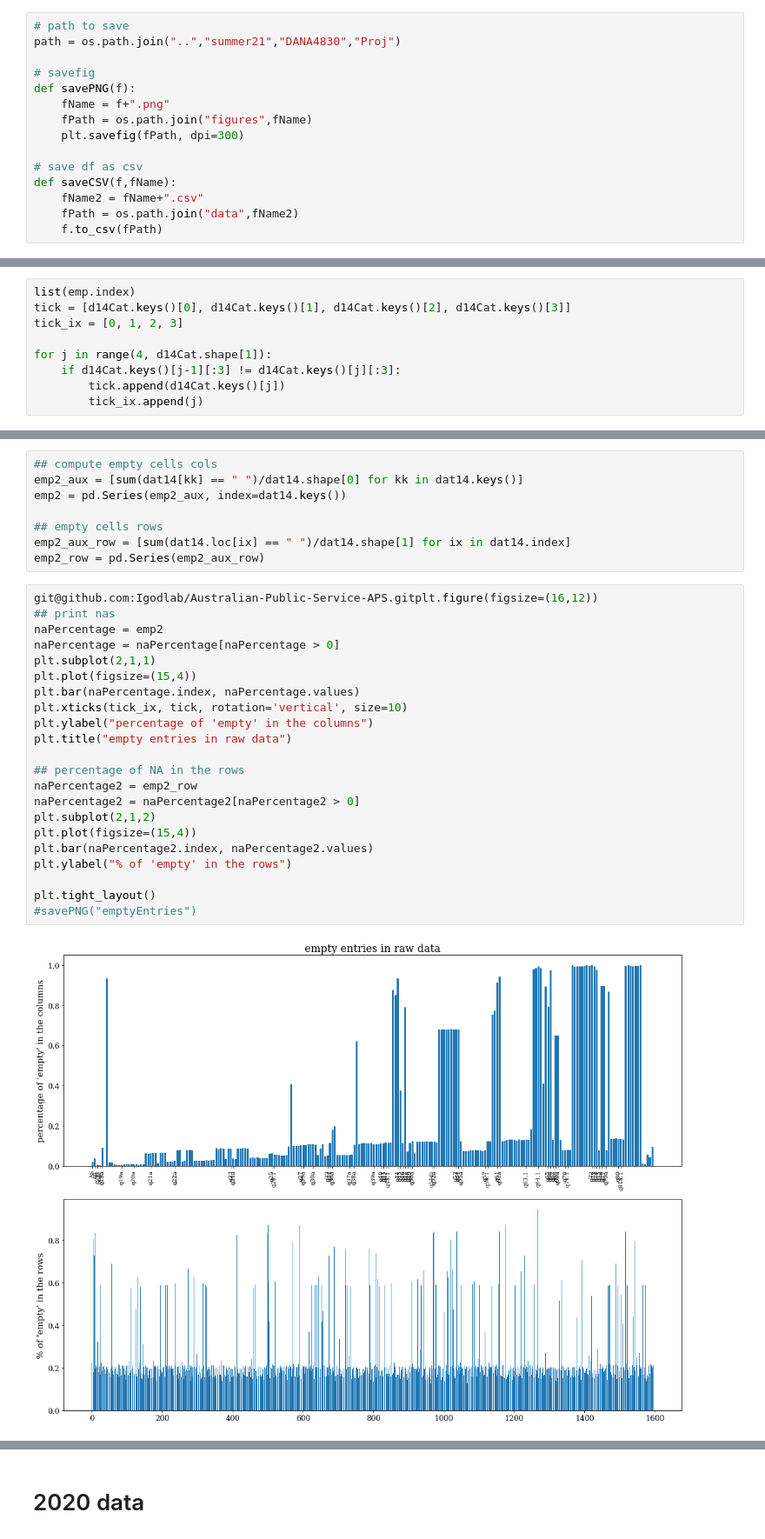
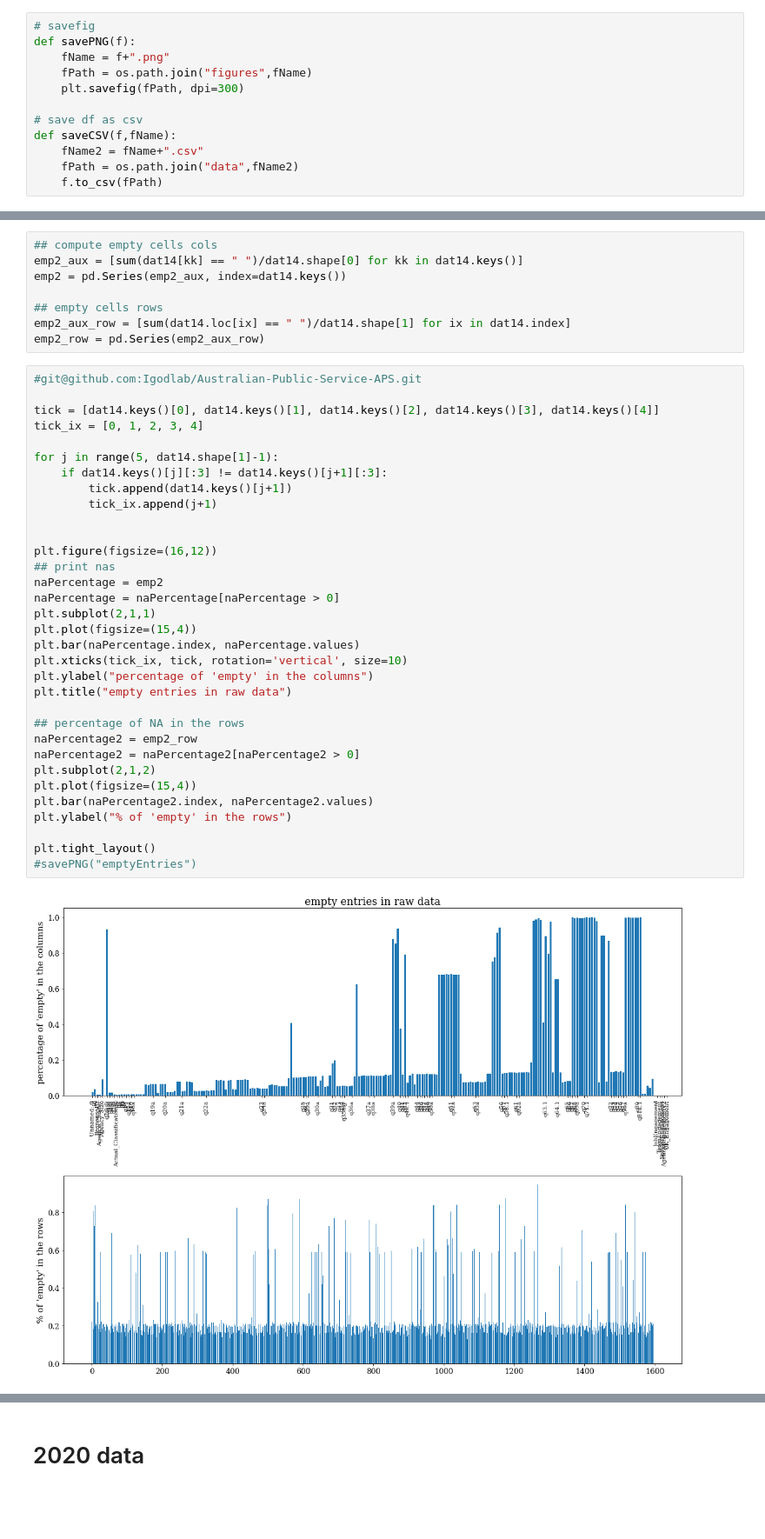
Before and after one commit to Igodlab/Australian-Public-Service-APS, a Jupyter notebook: dana30-project.ipynb, the cells around one changed output, grey strips where cells are left out. Shown at 87% size. Drawn from its saved outputs; the diff is of its cells as text; blank space fills up the shorter version.

```diff
--- a/dana30-project.ipynb
+++ b/dana30-project.ipynb
@@ -19,7 +41,4 @@ plt.rcParams.update({'font.size': 15})
 # %%
-# path to save
-path = os.path.join("..","summer21","DANA4830","Proj")
-
 # savefig
 def savePNG(f):
     fName = f+".png"
@@ -81,9 +54,0 @@ Length: 225, dtype: float64
-# %%
-list(emp.index)
-tick = [d14Cat.keys()[0], d14Cat.keys()[1], d14Cat.keys()[2], d14Cat.keys()[3]]
-tick_ix = [0, 1, 2, 3]
-
-for j in range(4, d14Cat.shape[1]):
-    if d14Cat.keys()[j-1][:3] != d14Cat.keys()[j][:3]:
-        tick.append(d14Cat.keys()[j])
-        tick_ix.append(j)
@@ -169,28 +86,39 @@ emp2 = pd.Series(emp2_aux, index=dat14.keys())
 emp2_aux_row = [sum(dat14.loc[ix] == " ")/dat14.shape[1] for ix in dat14.index]
 emp2_row = pd.Series(emp2_aux_row)
 # %%
-git@github.com:Igodlab/Australian-Public-Service-APS.gitplt.figure(figsize=(16,12))
+#git@github.com:Igodlab/Australian-Public-Service-APS.git
+
+tick = [dat14.keys()[0], dat14.keys()[1], dat14.keys()[2], dat14.keys()[3], dat14.keys()[4]]
+tick_ix = [0, 1, 2, 3, 4]
+
+for j in range(5, dat14.shape[1]-1):
+    if dat14.keys()[j][:3] != dat14.keys()[j+1][:3]:
+        tick.append(dat14.keys()[j+1])
+        tick_ix.append(j+1)
+
+
+plt.figure(figsize=(16,12))
 ## print nas
 naPercentage = emp2
 naPercentage = naPercentage[naPercentage > 0]
 plt.subplot(2,1,1)
 plt.plot(figsize=(15,4))
 plt.bar(naPercentage.index, naPercentage.values)
 plt.xticks(tick_ix, tick, rotation='vertical', size=10)
 plt.ylabel("percentage of 'empty' in the columns")
 plt.title("empty entries in raw data")
 
 ## percentage of NA in the rows
 naPercentage2 = emp2_row
 naPercentage2 = naPercentage2[naPercentage2 > 0]
 plt.subplot(2,1,2)
 plt.plot(figsize=(15,4))
 plt.bar(naPercentage2.index, naPercentage2.values)
 plt.ylabel("% of 'empty' in the rows")
 
 plt.tight_layout()
 #savePNG("emptyEntries")
 # %% [output]
-[figure, old version]
+[figure, new version]
 # %%
 ## male female percentages
```
Also changed, not shown: parts of 43 cells of this notebook, 3 other files.
